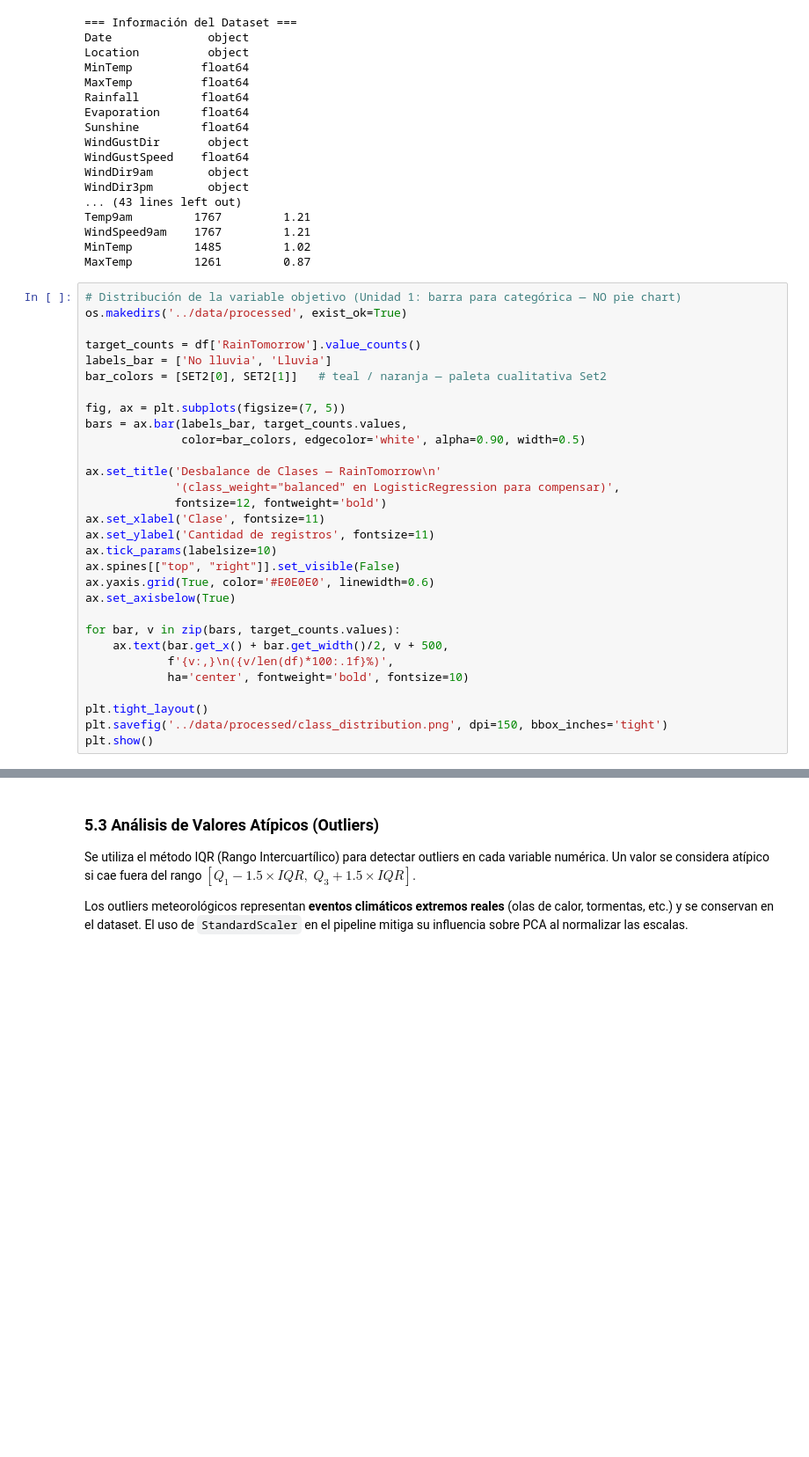
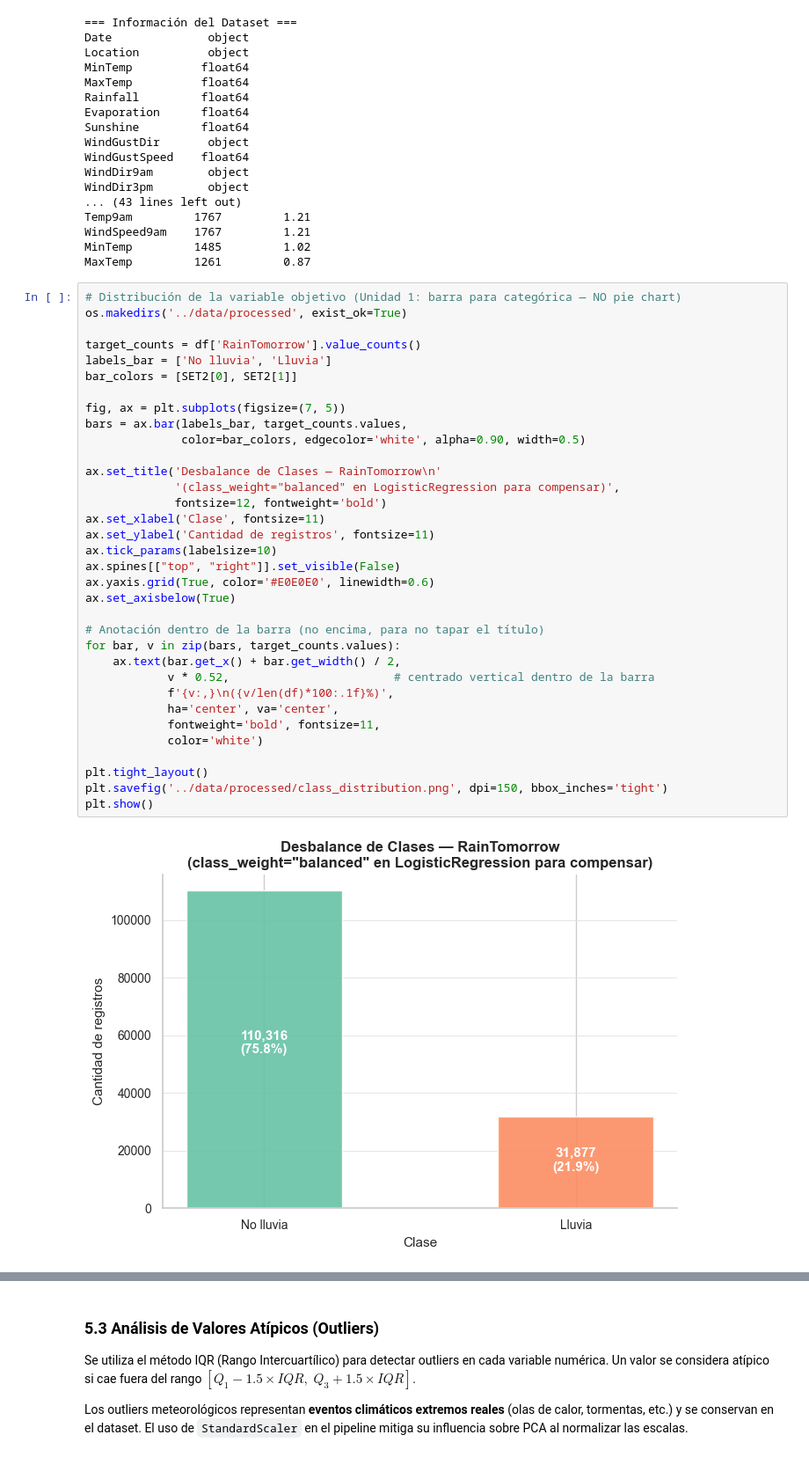
Before and after one commit to blinaresv/pca-lluvia-australia, a Jupyter notebook: notebooks/01_training.ipynb, the cells around one changed output, grey strips where cells are left out. Shown at 88% size. Drawn from its saved outputs; the diff is of its cells as text; blank space fills up the shorter version.

Commit message:
fix: texto de barras centrado en blanco y etiquetas heatmap a 45°

```diff
--- a/notebooks/01_training.ipynb
+++ b/notebooks/01_training.ipynb
@@ -191,33 +191,39 @@ MaxTemp         1261         0.87
 # %%
 # Distribución de la variable objetivo (Unidad 1: barra para categórica — NO pie chart)
 os.makedirs('../data/processed', exist_ok=True)
 
 target_counts = df['RainTomorrow'].value_counts()
 labels_bar = ['No lluvia', 'Lluvia']
-bar_colors = [SET2[0], SET2[1]]   # teal / naranja — paleta cualitativa Set2
+bar_colors = [SET2[0], SET2[1]]
 
 fig, ax = plt.subplots(figsize=(7, 5))
 bars = ax.bar(labels_bar, target_counts.values,
               color=bar_colors, edgecolor='white', alpha=0.90, width=0.5)
 
 ax.set_title('Desbalance de Clases — RainTomorrow\n'
              '(class_weight="balanced" en LogisticRegression para compensar)',
              fontsize=12, fontweight='bold')
 ax.set_xlabel('Clase', fontsize=11)
 ax.set_ylabel('Cantidad de registros', fontsize=11)
 ax.tick_params(labelsize=10)
 ax.spines[["top", "right"]].set_visible(False)
 ax.yaxis.grid(True, color='#E0E0E0', linewidth=0.6)
 ax.set_axisbelow(True)
 
+# Anotación dentro de la barra (no encima, para no tapar el título)
 for bar, v in zip(bars, target_counts.values):
-    ax.text(bar.get_x() + bar.get_width()/2, v + 500,
+    ax.text(bar.get_x() + bar.get_width() / 2,
+            v * 0.52,                        # centrado vertical dentro de la barra
             f'{v:,}\n({v/len(df)*100:.1f}%)',
-            ha='center', fontweight='bold', fontsize=10)
+            ha='center', va='center',
+            fontweight='bold', fontsize=11,
+            color='white')
 
 plt.tight_layout()
 plt.savefig('../data/processed/class_distribution.png', dpi=150, bbox_inches='tight')
 plt.show()
+# %% [output]
+[figure, added]
 # %%
 # Distribuciones de variables numéricas por clase
 # Unidad 2: SET2[0]/SET2[1] para dos categorías — Unidad 3: spines + tick_params
```
Also changed, not shown: parts of 8 cells of this notebook, 2 other files.
